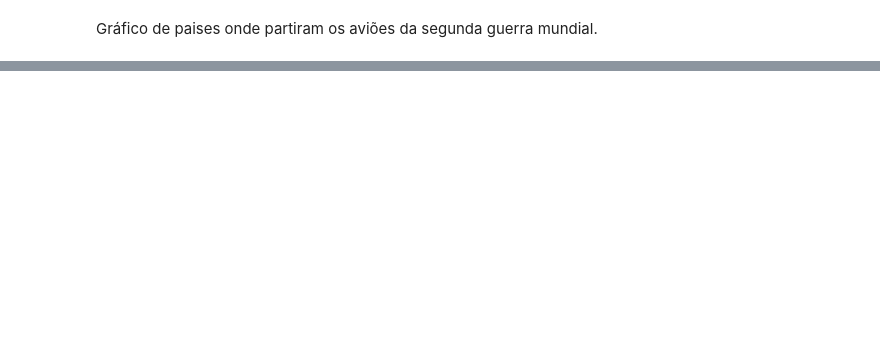
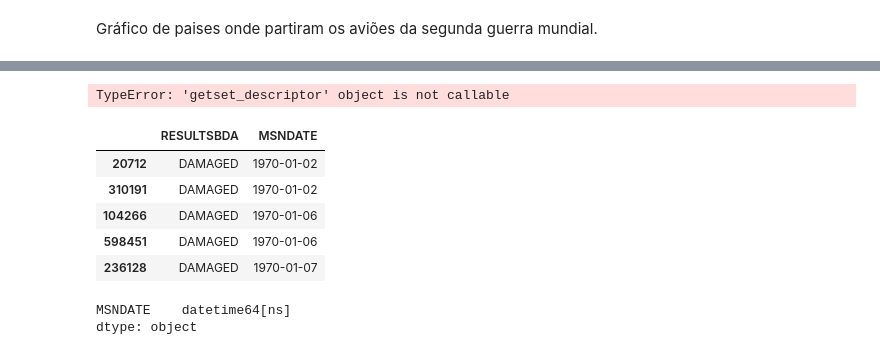
Before and after one commit to felipeferraz14/vietnam-war-bombing-operations, a Jupyter notebook: vietnam_war_operation.ipynb, the cells around one changed output, grey strips where cells are left out. Drawn from its saved outputs; the diff is of its cells as text; code cells hidden in the pictures; blank space fills up the shorter version.

```diff
--- a/vietnam_war_operation.ipynb
+++ b/vietnam_war_operation.ipynb
@@ -130,0 +116,4 @@ dfDateWar[dfDateWar['RESULTSBDA']=='DAMAGE']
+# %%
+dfDateWarNew = dfDateWar[dfDateWar['RESULTSBDA'] =='DAMAGED']
+# %%
+dfDateWarNewW = dfDateWarNew.sort_values('MSNDATE')
@@ -130,0 +124,13 @@ dfDateWar[dfDateWar['RESULTSBDA']=='DAMAGE']
+# %%
+datetime.year(dfnewdate['MSNDATE'])
+# %% [output]
+TypeError: 'getset_descriptor' object is not callable
+# %%
+dfDateWarNewW.head(5)
+# %% [output]
+|  | RESULTSBDA | MSNDATE |
+| 20712 | DAMAGED | 1970-01-02 |
+| 310191 | DAMAGED | 1970-01-02 |
+| 104266 | DAMAGED | 1970-01-06 |
+| 598451 | DAMAGED | 1970-01-06 |
+| 236128 | DAMAGED | 1970-01-07 |
@@ -130,0 +139,5 @@ dfDateWar[dfDateWar['RESULTSBDA']=='DAMAGE']
+# %%
+dfnewdate.dtypes
+# %% [output]
+MSNDATE    datetime64[ns]
+dtype: object
```
Also changed, not shown: parts of 10 cells of this notebook.
